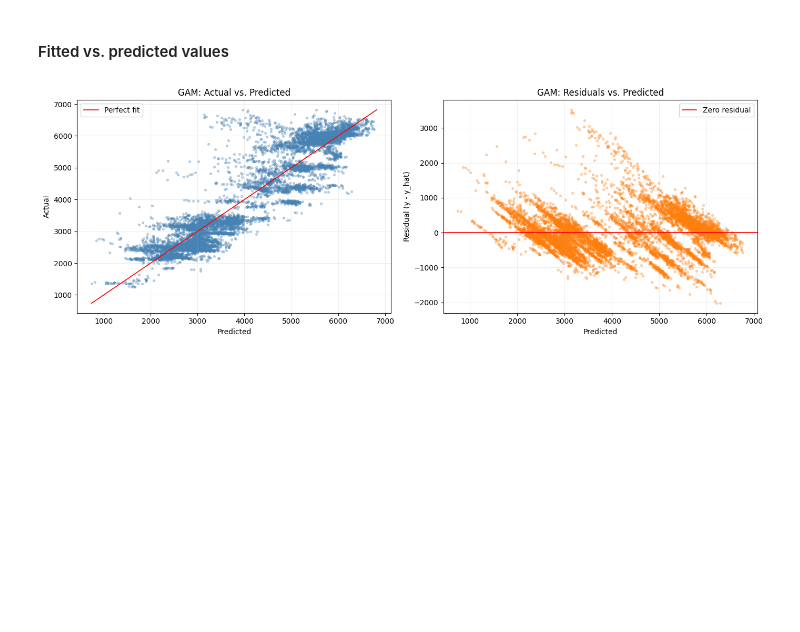
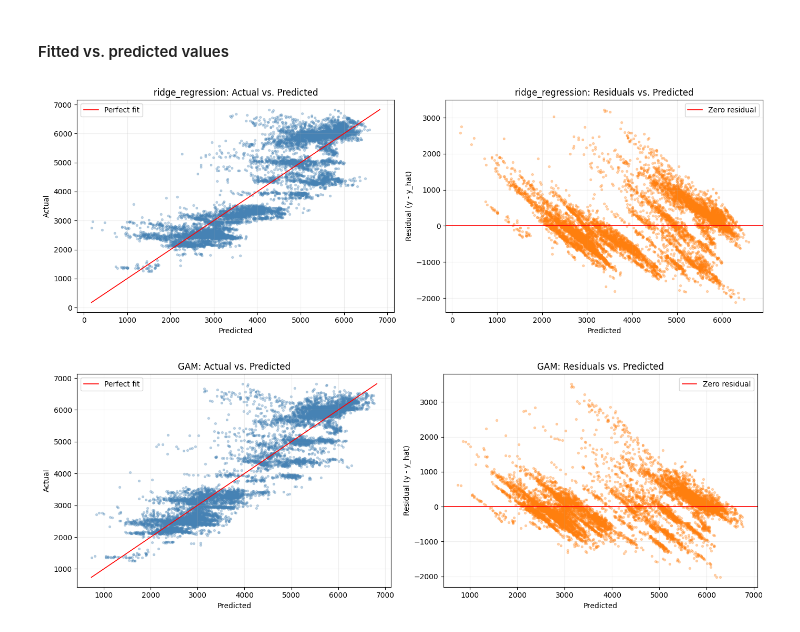
Before and after one commit to AugustBjerg/Master-s-thesis, a Jupyter notebook: code/modelling/notebooks/evaluation.ipynb, the cells around one changed output. Cells and saved outputs as stored; diff of their text form; code cells hidden in the pictures; blank space fills up the shorter version.

```diff
--- a/code/modelling/notebooks/evaluation.ipynb
+++ b/code/modelling/notebooks/evaluation.ipynb
@@ -527,7 +537,9 @@ def plot_actual_vs_predicted(model_name, pipeline, X, y, figsize=(14, 5)):
     fig.tight_layout()
     plt.show()
 # %%
-plot_actual_vs_predicted("LR", model_pipelines_incl_foul["LR"], X_test, y_test)
+plot_actual_vs_predicted("ridge_regression", model_pipelines_incl_foul["ridge_regression"], X_test, y_test)
+# %% [output]
+[figure, added]
 # %%
 plot_actual_vs_predicted("GAM", model_pipelines_incl_foul["GAM"], X_test, y_test)
 # %% [output]
```
Also changed, not shown: parts of 21 cells of this notebook.
